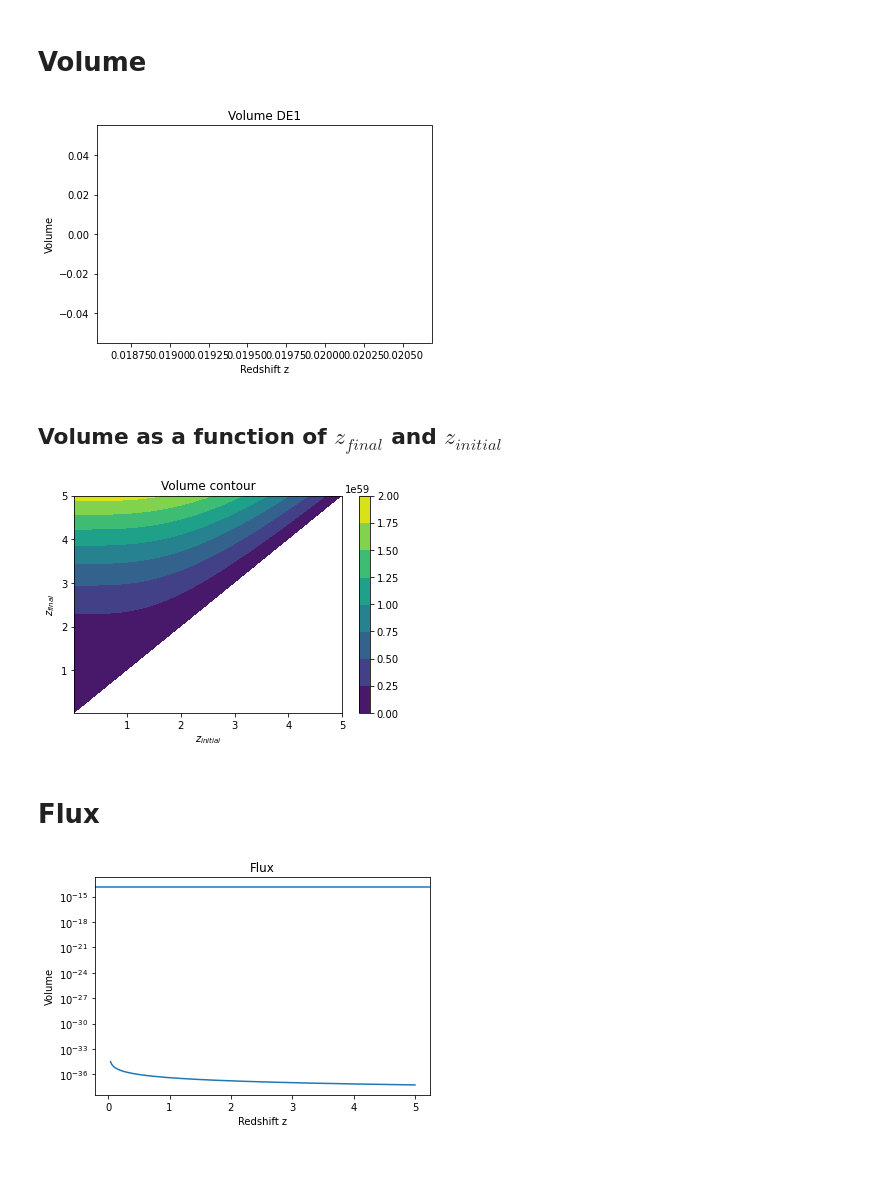
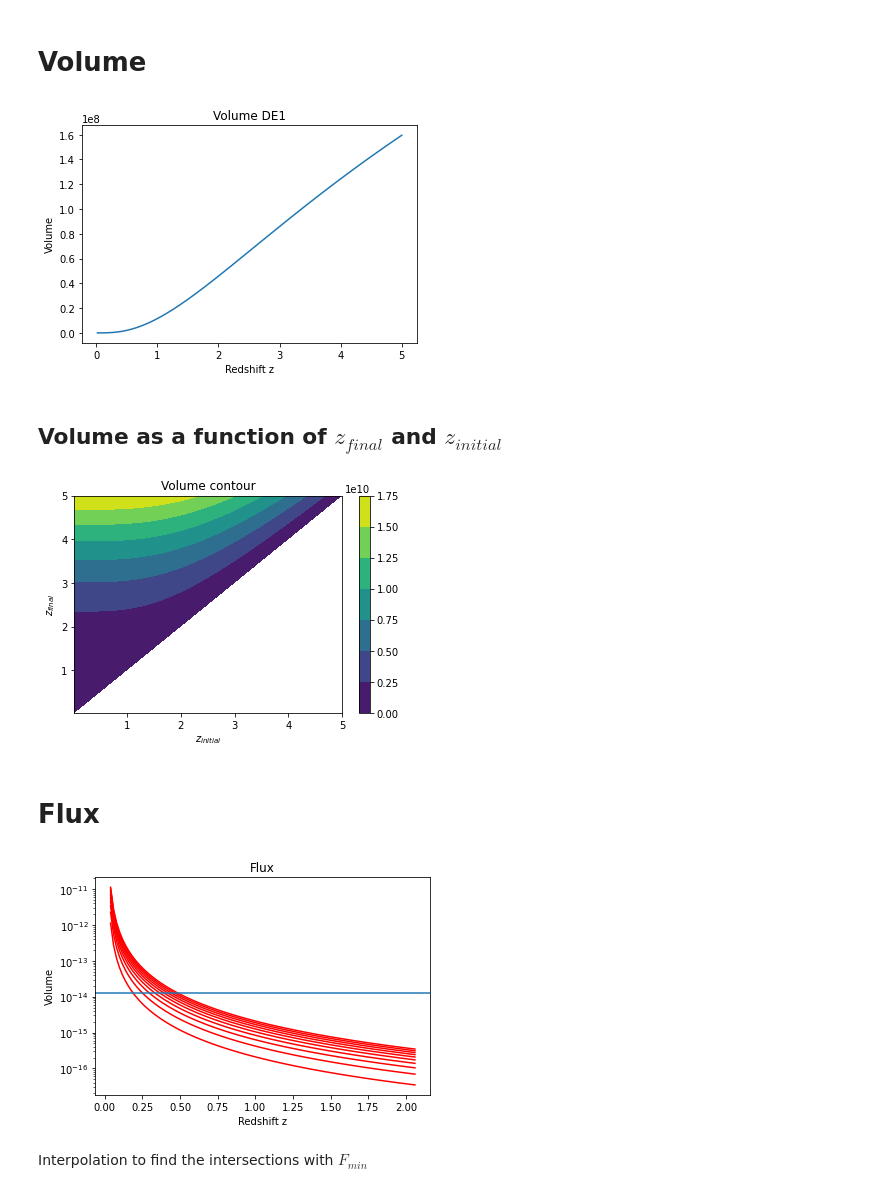
Before and after one commit to carle13/Galaxy-clusters-number-counts, a Jupyter notebook: analysis.ipynb, the cells around one changed output. Saved outputs shown, nothing was run; the diff lists cells and outputs as text; code cells hidden in the pictures; blank space fills up the shorter version.

Commit message:
Flux computation

```diff
--- a/analysis.ipynb
+++ b/analysis.ipynb
@@ -23,7 +25,7 @@ $$\int_{0}^{z}\frac{cdz}{H(z)} = \frac{c}{H_{0}} \int_{0}^{z}\frac{dz}{E(z)}$$
 integral = [None] * len(data)
 integral[0] = data[0]
 for i in range(1, len(data)):
-	integral[i] = integrate.cumtrapz(1.0 / data[i], data[0], initial=0) * 1.322433223e28 #4062228428.184282 # Times value of Hubble distance
+	integral[i] = integrate.cumtrapz(1.0 / data[i], data[0], initial=0) * 4282.7494 #4062228428.184282 # Times value of Hubble distance
 # %%
 comoving = integral
 plt.figure()
@@ -69,7 +71,7 @@ plt.show()
 # %% [markdown]
 ## Diameter distance
 # %%
-k = [0, -1, 0, 1, 1, 1, 1, 1]
+k = [0, 0, 0, 1, 1, 1, 1, 1]
 diameter = [None] * len(data)
 diameter[0] = data[0]
 for i in range(1, len(data)):
@@ -116,7 +118,7 @@ plt.ylabel('Volume')
 plt.plot(volume[0], volume[2])
 plt.show()
 # %% [output]
-[figure, old version]
+[figure, new version]
 # %% [markdown]
 ## Volume as a function of $z_{final}$ and $z_{initial}$
 # %%
@@ -130,7 +132,7 @@ Z = X.copy()
 for i in range(len(Z)):
 	for b in range(len(Z[i])):
 		if i > b:
-			Z[i][b] = np.sum(volume[3][b:i])
+			Z[i][b] = np.sum(volume[2][b:i])
 		else:
 			Z[i][b] = np.nan
 # %%
@@ -142,26 +144,28 @@ plt.contourf(X, Y, Z)
 plt.colorbar()
 plt.show()
 # %% [output]
-[figure, old version]
+[figure, new version]
 # %% [markdown]
 # Flux
 # %%
-L = 1e42
+L = np.arange(1, 11) * 1e42
 flux = [None] * len(data)
-flux[0] = data[0]
+flux[0] = data[0][:-150]
 for i in range(1, len(data)):
-	flux[i] = L / (4 * np.pi * luminosity[i])
+	flux[i] = [None]*len(L)
+	for b in range(len(L)):
+		flux[i][b] = L[b] / (4 * np.pi * (luminosity[i][:-150] * 3.086e24)**2)
 # %%
 flim = 1.3e-14
 plt.figure()
 plt.title('Flux')
 plt.xlabel('Redshift z')
 plt.ylabel('Volume')
-fluxSecond = flux[1] / (9.521e48)
-plt.semilogy(flux[0], fluxSecond)
+for i in range(len(flux[2])):
+	plt.semilogy(flux[0], flux[2][i], c='red')
 plt.axhline(flim)
 plt.show()
-sliced = list(fluxSecond[i] for i in range(len(fluxSecond)) if fluxSecond[i] > flim)
-zmin = min(sliced)
 # %% [output]
-[figure, old version]
+[figure, new version]
+# %% [markdown]
+Interpolation to find the intersections with $F_{min}$
```
Also changed, not shown: parts of 9 cells of this notebook.
